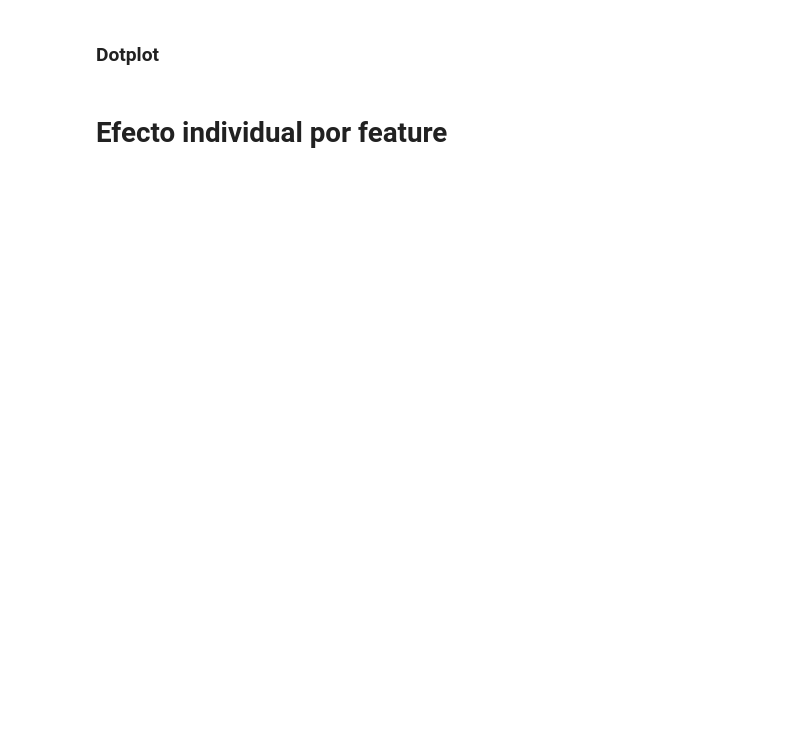
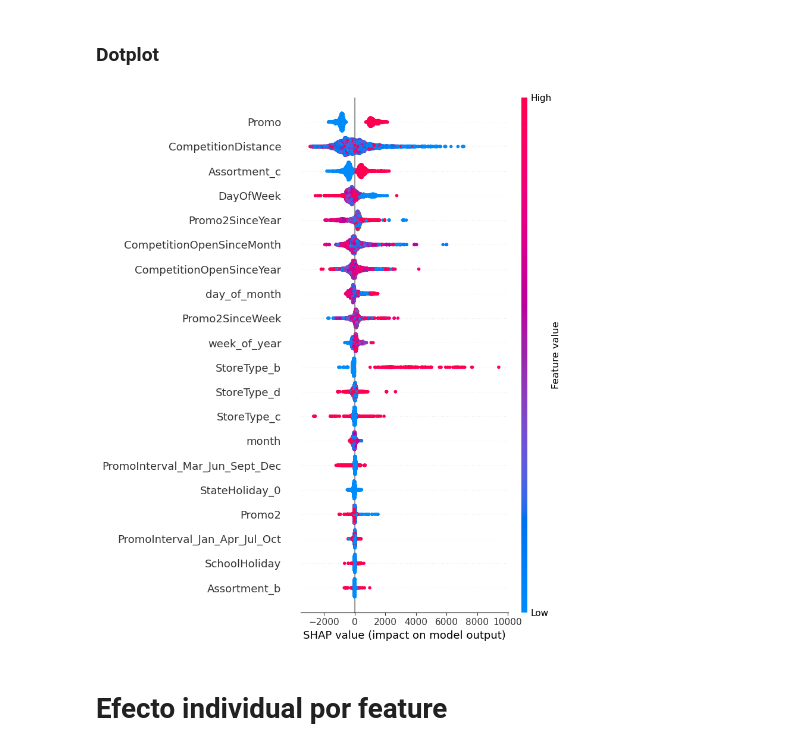
Before and after one commit to zayo1511/LabAprEst, a Jupyter notebook: Parcial4/shap_rossman_lightgbm_sin_resolver.ipynb, the cells around one changed output. Cells and saved outputs as stored; diff of their text form; code cells hidden in the pictures; blank space fills up the shorter version.

```diff
--- a/Parcial4/shap_rossman_lightgbm_sin_resolver.ipynb
+++ b/Parcial4/shap_rossman_lightgbm_sin_resolver.ipynb
@@ -270,6 +299,9 @@ import shap
 ### Dotplot
 # %%
 # Dot plot, mismos imputs, plot type="dot"
+shap.summary_plot(shap_values, X_shap, plot_type="dot")
+# %% [output]
+[figure, added]
 # %% [markdown]
 # Efecto individual por feature
 # %%
```
Also changed, not shown: parts of 5 cells of this notebook.
